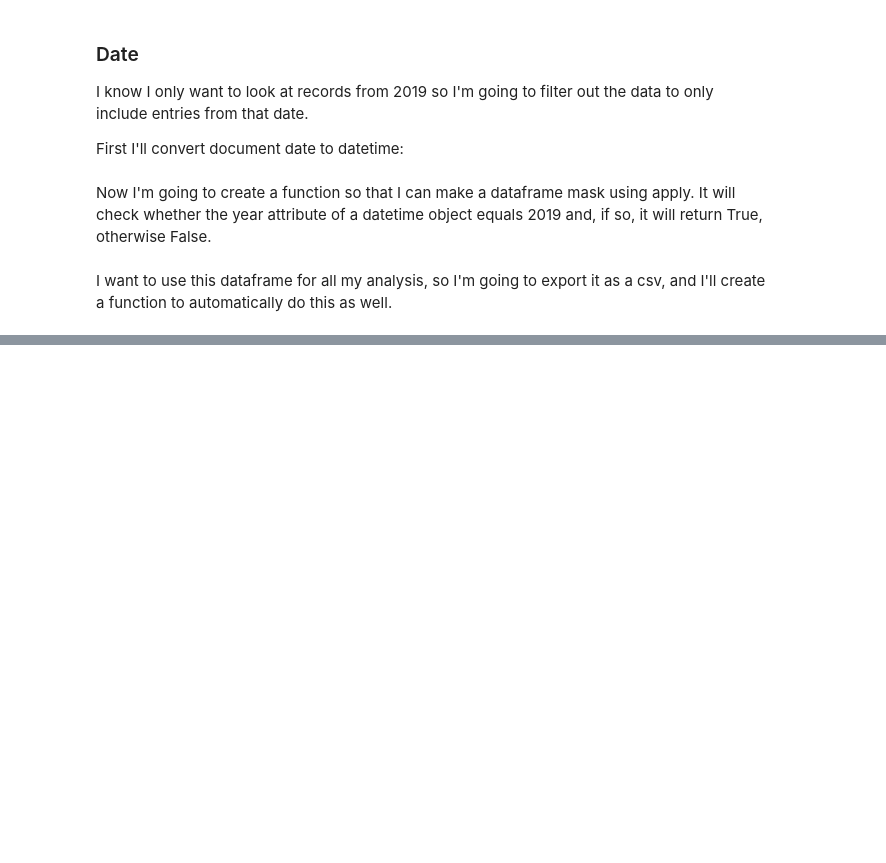
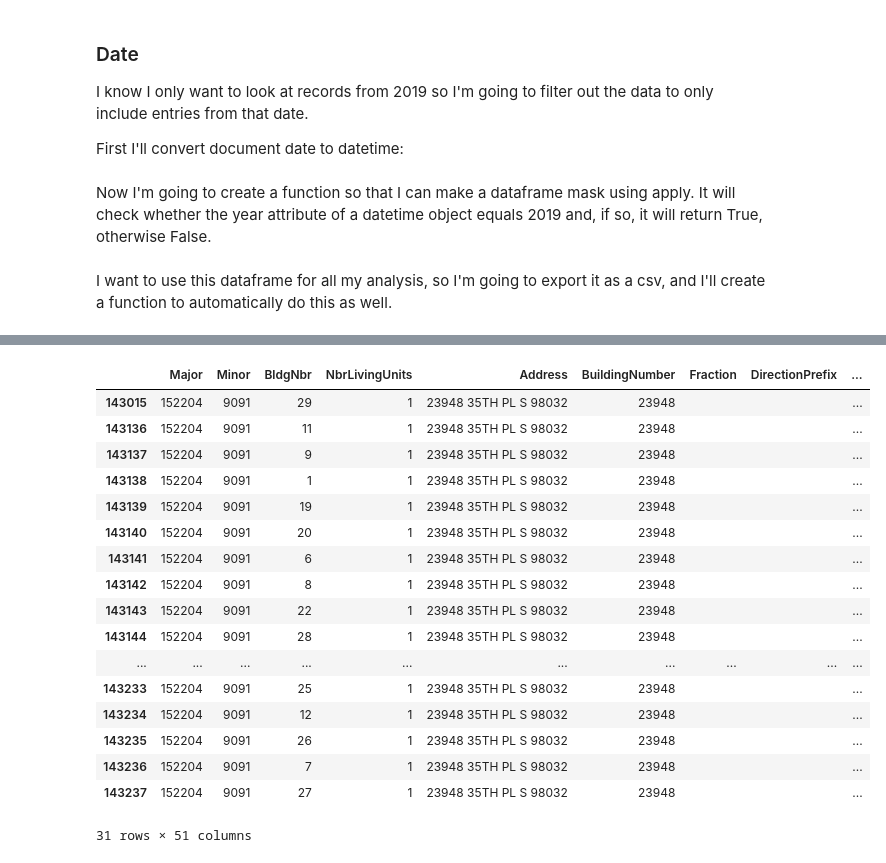
Before and after one commit to chum46/housing_sales_king_county, a Jupyter notebook: notebooks/exploratory/03_mef_duplex_correlation.ipynb, the cells around one changed output, grey strips where cells are left out. Cells and saved outputs as stored; diff of their text form; code cells hidden in the pictures; blank space fills up the shorter version.

```diff
--- a/notebooks/exploratory/03_mef_duplex_correlation.ipynb
+++ b/notebooks/exploratory/03_mef_duplex_correlation.ipynb
@@ -105,0 +247,18 @@ It looks like it's just information about the building itself, so I'm not worrie
+# %%
+def add_PIN_column(df):
+    """
+    input: dataframe with Major and Minor columns
+    output: dataframe with PIN column added
+    """
+    # turn the major and minor columns into strings
+    df['Major'] = df['Major'].apply(str)
+    df['Minor'] = df['Minor'].apply(str)
+
+    # pad each column with zeros
+    df['Major'] = df['Major'].apply(lambda elem: elem.rjust(6, '0'))
+    df['Minor'] = df['Minor'].apply(lambda elem: elem.rjust(4, '0'))
+
+    #create pin column
+    df['PIN'] = df['Major'] + df['Minor']
+
+    return df
@@ -105,0 +267,3 @@ It looks like it's just information about the building itself, so I'm not worrie
+# %%
+res_bldg = add_PIN_column(res_bldg)
+res_bldg.head()
@@ -105,0 +298,2 @@ It looks like it's just information about the building itself, so I'm not worrie
+# %%
+rejects = res_bldg.join(rp_sale.set_index('PIN'), on='PIN', how='outer', lsuffix='_res')
@@ -105,0 +322,2 @@ It looks like it's just information about the building itself, so I'm not worrie
+# %%
+joined = rp_sale.join(res_bldg.set_index('PIN'), on='PIN', how='inner', rsuffix='_res')
@@ -105,0 +393,21 @@ It looks like it's just information about the building itself, so I'm not worrie
+# %%
+res_bldg[res_bldg['PIN']=='1522049091']
+# %% [output]
+|  | Major | Minor | BldgNbr | NbrLivingUnits | Address | BuildingNumber | Fraction | DirectionPrefix | ... |
+| 143015 | 152204 | 9091 | 29 | 1 | 23948 35TH PL S 98032 | 23948 |  |  | ... |
+| 143136 | 152204 | 9091 | 11 | 1 | 23948 35TH PL S 98032 | 23948 |  |  | ... |
+| 143137 | 152204 | 9091 | 9 | 1 | 23948 35TH PL S 98032 | 23948 |  |  | ... |
+| 143138 | 152204 | 9091 | 1 | 1 | 23948 35TH PL S 98032 | 23948 |  |  | ... |
+| 143139 | 152204 | 9091 | 19 | 1 | 23948 35TH PL S 98032 | 23948 |  |  | ... |
+| 143140 | 152204 | 9091 | 20 | 1 | 23948 35TH PL S 98032 | 23948 |  |  | ... |
+| 143141 | 152204 | 9091 | 6 | 1 | 23948 35TH PL S 98032 | 23948 |  |  | ... |
+| 143142 | 152204 | 9091 | 8 | 1 | 23948 35TH PL S 98032 | 23948 |  |  | ... |
+| 143143 | 152204 | 9091 | 22 | 1 | 23948 35TH PL S 98032 | 23948 |  |  | ... |
+| 143144 | 152204 | 9091 | 28 | 1 | 23948 35TH PL S 98032 | 23948 |  |  | ... |
+| ... | ... | ... | ... | ... | ... | ... | ... | ... | ... |
+| 143233 | 152204 | 9091 | 25 | 1 | 23948 35TH PL S 98032 | 23948 |  |  | ... |
+| 143234 | 152204 | 9091 | 12 | 1 | 23948 35TH PL S 98032 | 23948 |  |  | ... |
+| 143235 | 152204 | 9091 | 26 | 1 | 23948 35TH PL S 98032 | 23948 |  |  | ... |
+| 143236 | 152204 | 9091 | 7 | 1 | 23948 35TH PL S 98032 | 23948 |  |  | ... |
+| 143237 | 152204 | 9091 | 27 | 1 | 23948 35TH PL S 98032 | 23948 |  |  | ... |
+31 rows × 51 columns
```
Also changed, not shown: parts of 35 cells of this notebook.
